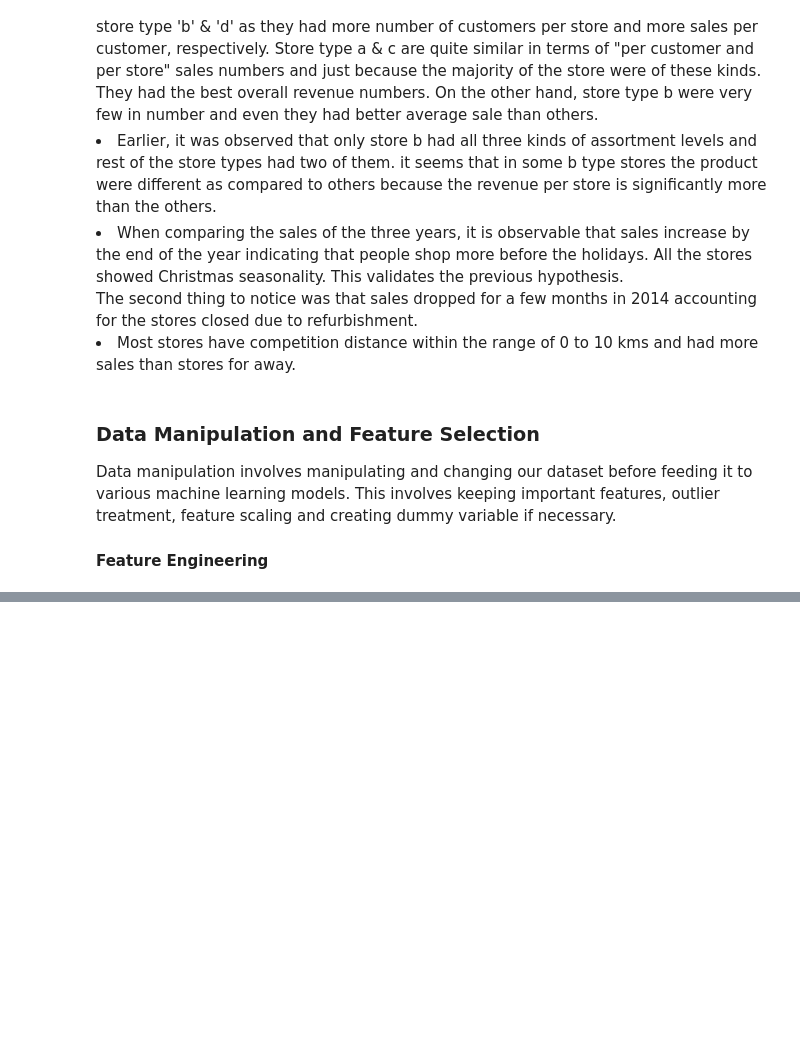
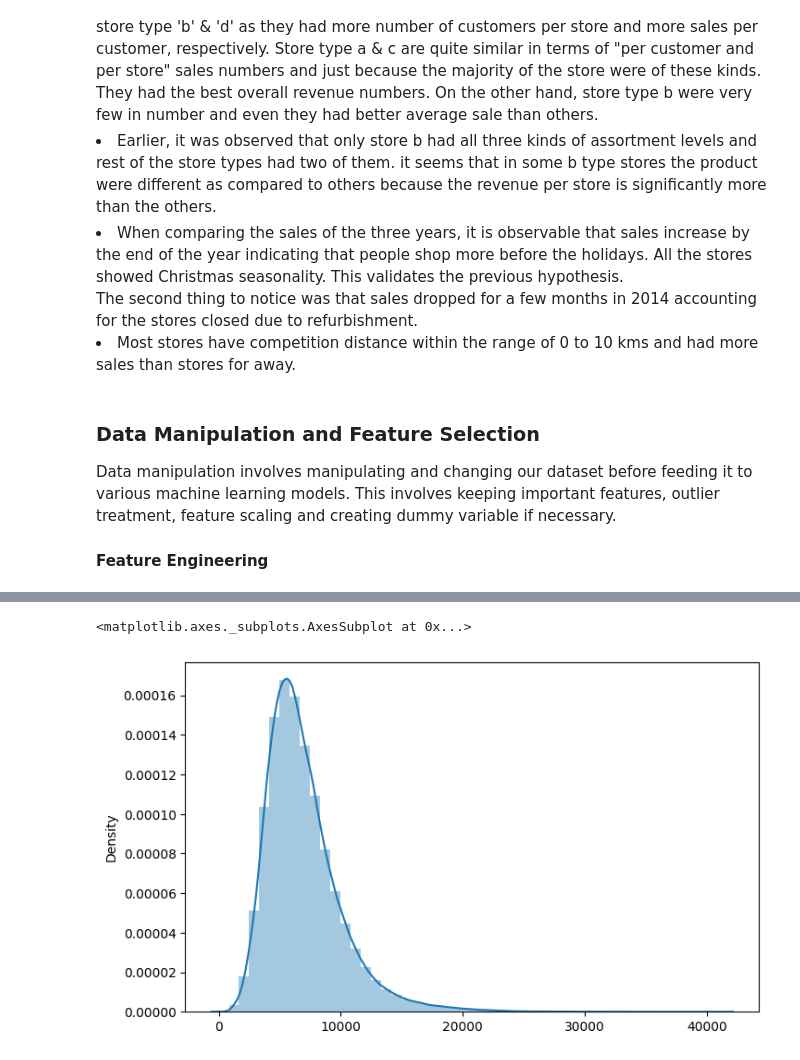
Before and after one commit to ambika1us/Retail_Sales_Prediction, a Jupyter notebook: Retail_Sales_Prediction.ipynb, the cells around one changed output, grey strips where cells are left out. Cells and saved outputs as stored; diff of their text form; code cells hidden in the pictures; blank space fills up the shorter version.

```diff
--- a/Retail_Sales_Prediction.ipynb
+++ b/Retail_Sales_Prediction.ipynb
@@ -515,0 +523,4 @@ Data manipulation involves manipulating and changing our dataset before feeding
+# %%
+#since the stores closed had 0 sale value, removing the irrelevant part
+df1=df[df.Open != 0]
+df1.drop('Open', axis=1,inplace=True)
@@ -515,0 +538,6 @@ Data manipulation involves manipulating and changing our dataset before feeding
+# %%
+#distribution plot of sales
+sns.distplot(x=df1['Sales'])
+# %% [output]
+<matplotlib.axes._subplots.AxesSubplot at 0x...>
+[figure, added]
```
Also changed, not shown: parts of 5 cells of this notebook.
